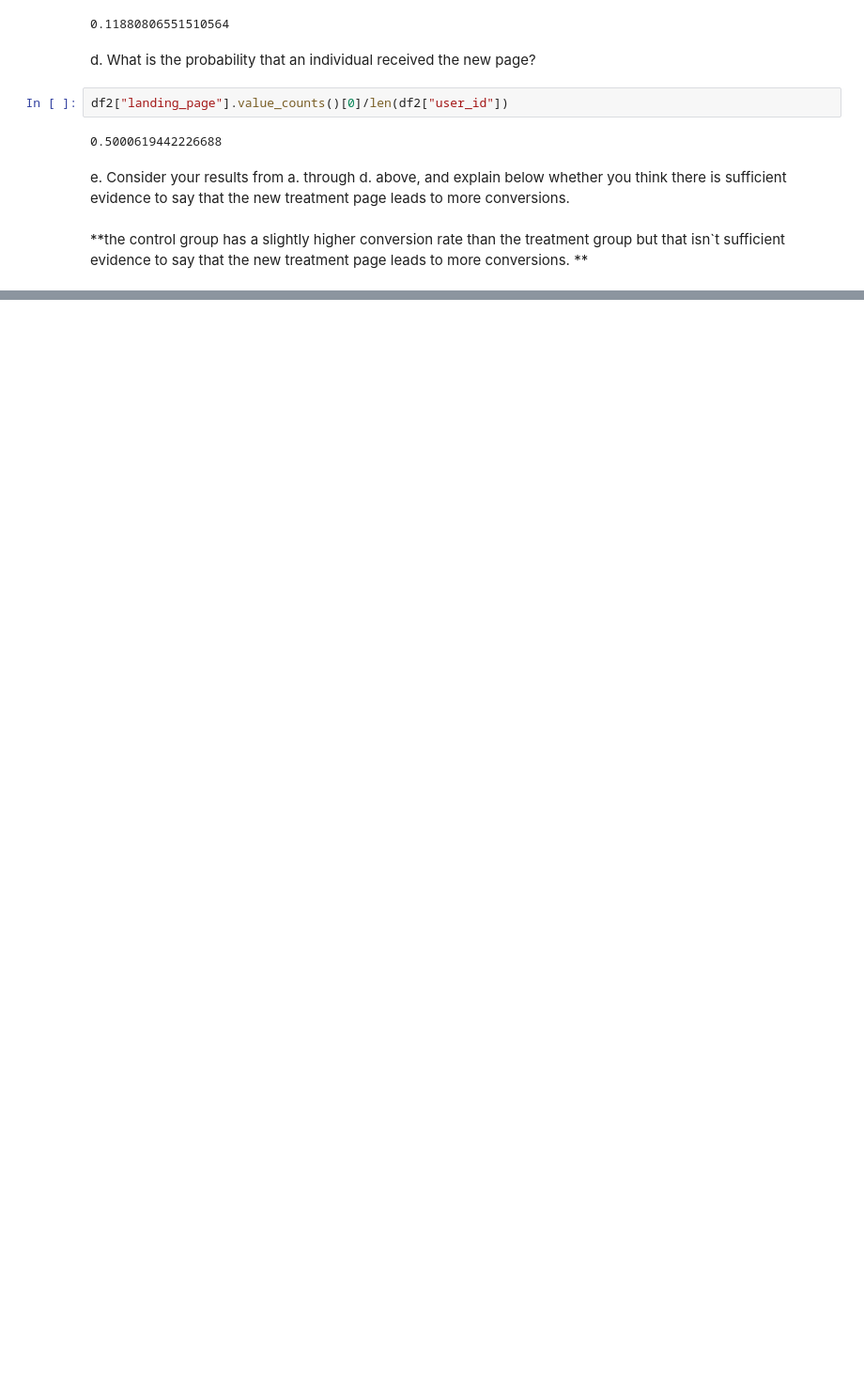
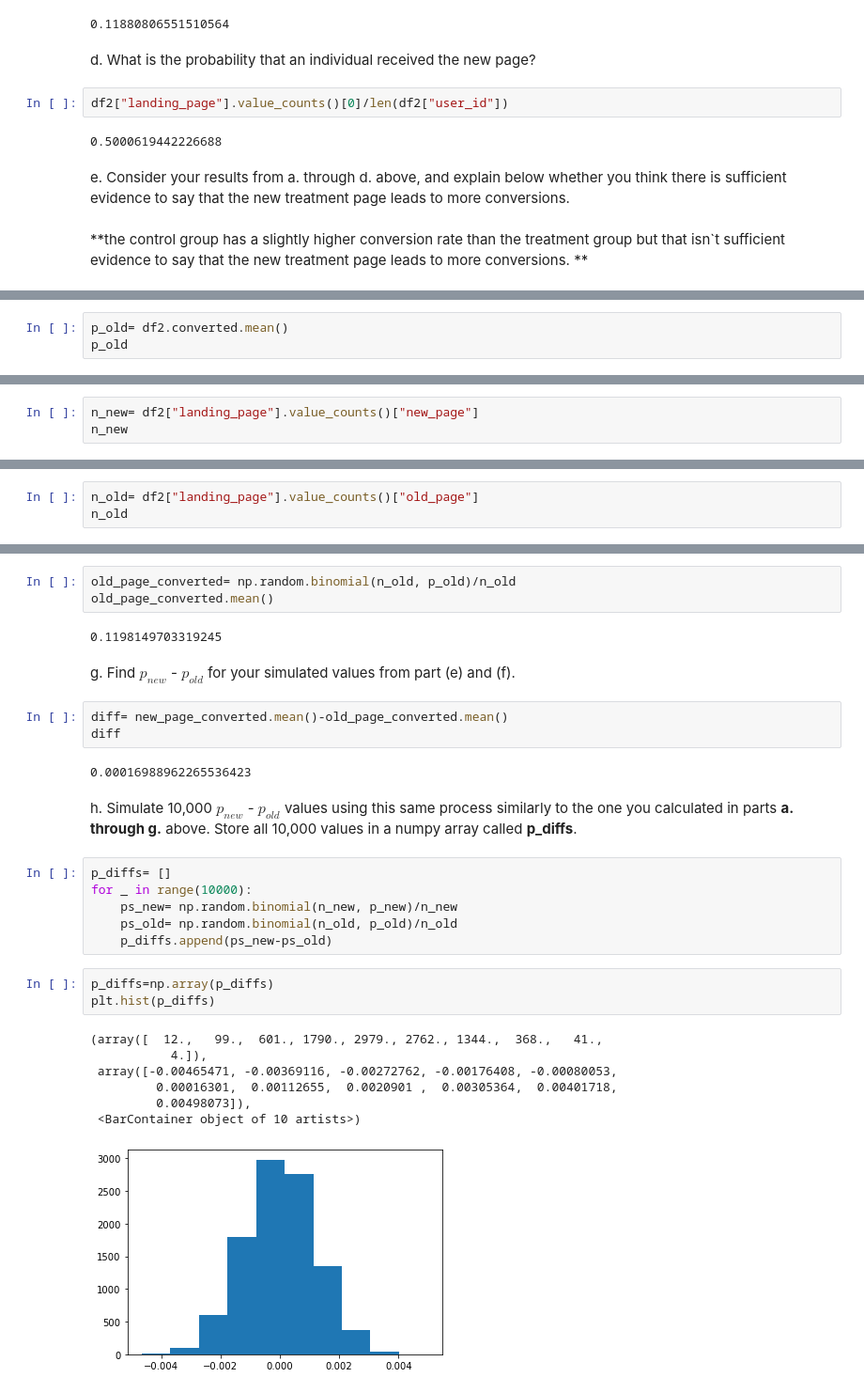
Before and after one commit to Islam-Bayomi/Analyze_AB_test_results, a Jupyter notebook: Analyze_ab_test_results_notebook.ipynb, the cells around one changed output, grey strips where cells are left out. Shown: that part at 94% size. Drawn from its saved outputs; the diff is of its cells as text; blank space fills up the shorter version.

Commit message:
Feat: define the null hypothesis and calculate the P value

```diff
--- a/Analyze_ab_test_results_notebook.ipynb
+++ b/Analyze_ab_test_results_notebook.ipynb
@@ -207,0 +241,3 @@ e. Consider your results from a. through d. above, and explain below whether you
+# %%
+p_old= df2.converted.mean()
+p_old
@@ -207,0 +248,3 @@ e. Consider your results from a. through d. above, and explain below whether you
+# %%
+n_new= df2["landing_page"].value_counts()["new_page"]
+n_new
@@ -207,0 +255,3 @@ e. Consider your results from a. through d. above, and explain below whether you
+# %%
+n_old= df2["landing_page"].value_counts()["old_page"]
+n_old
@@ -207,0 +269,31 @@ e. Consider your results from a. through d. above, and explain below whether you
+# %%
+old_page_converted= np.random.binomial(n_old, p_old)/n_old
+old_page_converted.mean()
+# %% [output]
+0.1198149703319245
+# %% [markdown]
+g. Find $p_{new}$ - $p_{old}$ for your simulated values from part (e) and (f).
+# %%
+diff= new_page_converted.mean()-old_page_converted.mean()
+diff
+# %% [output]
+0.00016988962265536423
+# %% [markdown]
+h. Simulate 10,000 $p_{new}$ - $p_{old}$ values using this same process similarly to the one you calculated in parts **a. through g.** above.  Store all 10,000 values in a numpy array called **p_diffs**.
+# %%
+p_diffs= []
+for _ in range(10000):
+    ps_new= np.random.binomial(n_new, p_new)/n_new
+    ps_old= np.random.binomial(n_old, p_old)/n_old
+    p_diffs.append(ps_new-ps_old)
+# %%
+p_diffs=np.array(p_diffs)
+plt.hist(p_diffs)
+# %% [output]
+(array([  12.,   99.,  601., 1790., 2979., 2762., 1344.,  368.,   41.,
+           4.]),
+ array([-0.00465471, -0.00369116, -0.00272762, -0.00176408, -0.00080053,
+         0.00016301,  0.00112655,  0.0020901 ,  0.00305364,  0.00401718,
+         0.00498073]),
+ <BarContainer object of 10 artists>)
+[figure, added]
```
Also changed, not shown: parts of 27 cells of this notebook.
